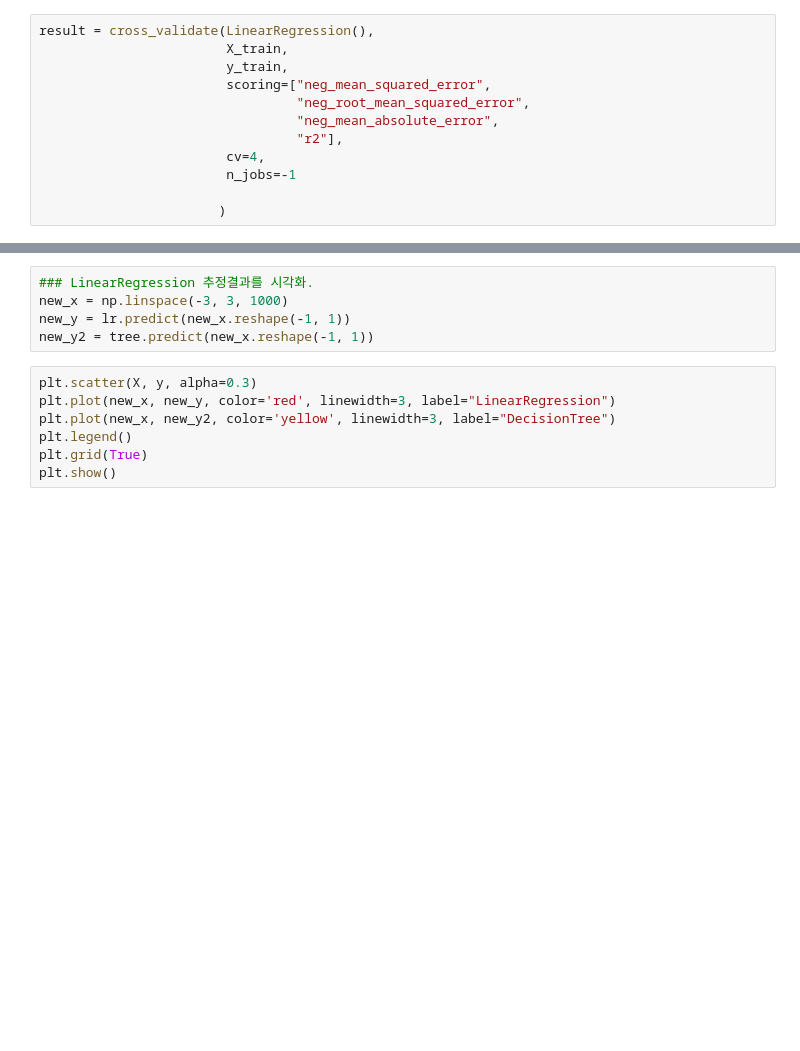
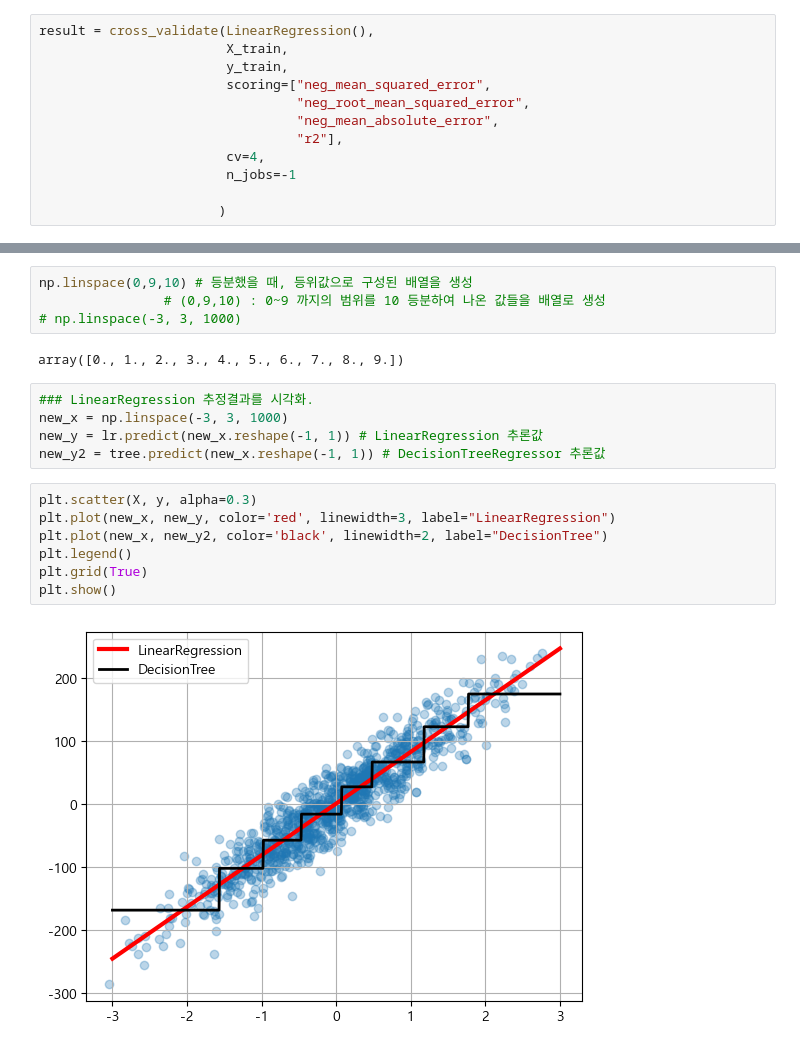
Before and after one commit to aaingyunii/Bootcamp_ML, a Jupyter notebook: 05_평가지표_.ipynb, the cells around one changed output, grey strips where cells are left out. Saved outputs shown, nothing was run; the diff lists cells and outputs as text; blank space fills up the shorter version.

```diff
--- a/05_평가지표_.ipynb
+++ b/05_평가지표_.ipynb
@@ -1386,12 +1604,20 @@ result['test_r2'].mean()
+# %%
+np.linspace(0,9,10) # 등분했을 때, 등위값으로 구성된 배열을 생성
+                # (0,9,10) : 0~9 까지의 범위를 10 등분하여 나온 값들을 배열로 생성
+# np.linspace(-3, 3, 1000)
+# %% [output]
+array([0., 1., 2., 3., 4., 5., 6., 7., 8., 9.])
 # %%
 ### LinearRegression 추정결과를 시각화.
 new_x = np.linspace(-3, 3, 1000)
-new_y = lr.predict(new_x.reshape(-1, 1))
-new_y2 = tree.predict(new_x.reshape(-1, 1))
+new_y = lr.predict(new_x.reshape(-1, 1)) # LinearRegression 추론값
+new_y2 = tree.predict(new_x.reshape(-1, 1)) # DecisionTreeRegressor 추론값
 # %%
 plt.scatter(X, y, alpha=0.3)
 plt.plot(new_x, new_y, color='red', linewidth=3, label="LinearRegression")
-plt.plot(new_x, new_y2, color='yellow', linewidth=3, label="DecisionTree")
+plt.plot(new_x, new_y2, color='black', linewidth=2, label="DecisionTree")
 plt.legend()
 plt.grid(True)
 plt.show()
+# %% [output]
+[figure, added]
```
Also changed, not shown: parts of 29 cells of this notebook.
